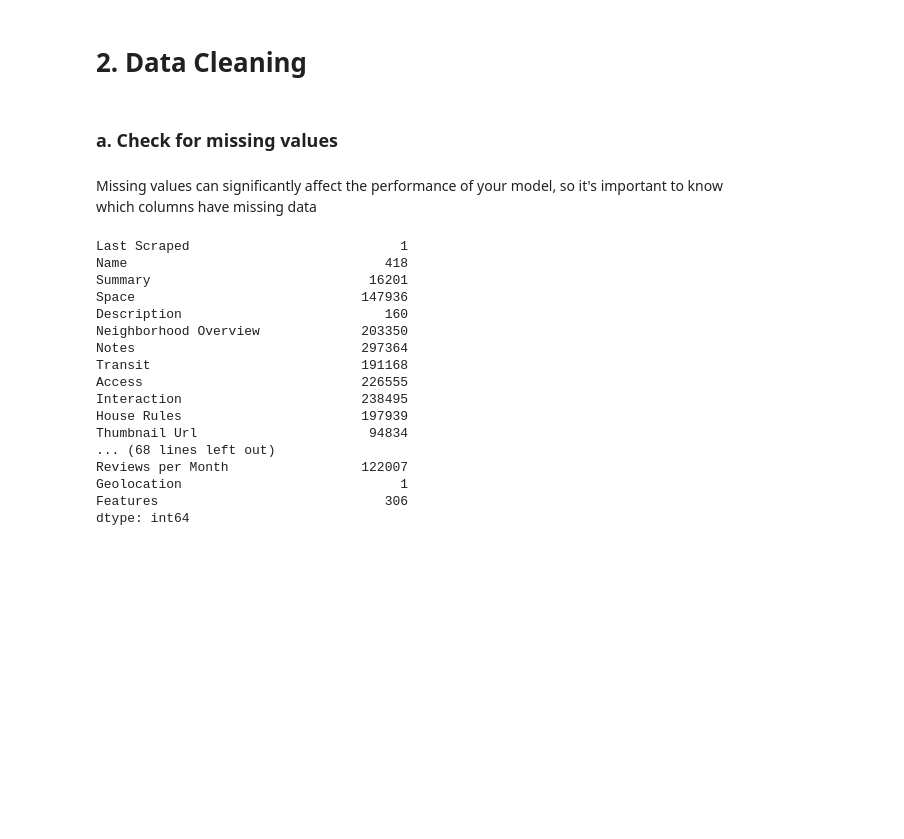
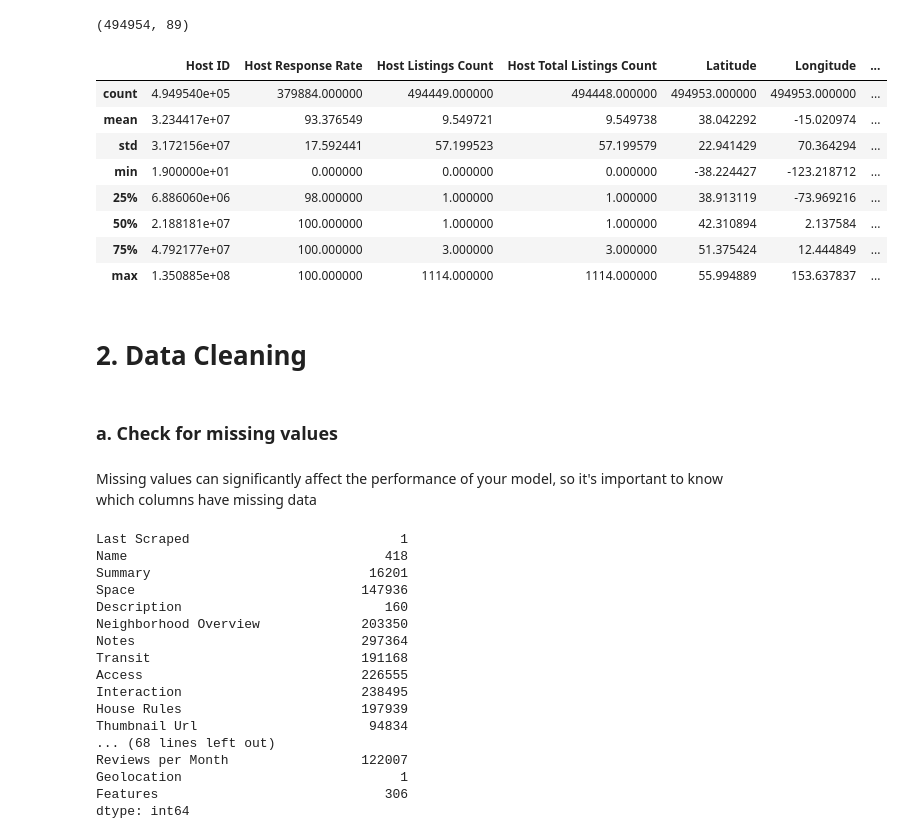
Before and after one commit to deerings/Capstone, a Jupyter notebook: Capstone Code.ipynb, the cells around one changed output. Cells and saved outputs as stored; diff of their text form; code cells hidden in the pictures; blank space fills up the shorter version.

```diff
--- a/Capstone Code.ipynb
+++ b/Capstone Code.ipynb
@@ -1,3 +40,19 @@
+# %%
+df.shape
+# %% [output]
+(494954, 89)
+# %%
+df.describe()
+# %% [output]
+|  | Host ID | Host Response Rate | Host Listings Count | Host Total Listings Count | Latitude | Longitude | ... |
+| count | 4.949540e+05 | 379884.000000 | 494449.000000 | 494448.000000 | 494953.000000 | 494953.000000 | ... |
+| mean | 3.234417e+07 | 93.376549 | 9.549721 | 9.549738 | 38.042292 | -15.020974 | ... |
+| std | 3.172156e+07 | 17.592441 | 57.199523 | 57.199579 | 22.941429 | 70.364294 | ... |
+| min | 1.900000e+01 | 0.000000 | 0.000000 | 0.000000 | -38.224427 | -123.218712 | ... |
+| 25% | 6.886060e+06 | 98.000000 | 1.000000 | 1.000000 | 38.913119 | -73.969216 | ... |
+| 50% | 2.188181e+07 | 100.000000 | 1.000000 | 1.000000 | 42.310894 | 2.137584 | ... |
+| 75% | 4.792177e+07 | 100.000000 | 3.000000 | 3.000000 | 51.375424 | 12.444849 | ... |
+| max | 1.350885e+08 | 100.000000 | 1114.000000 | 1114.000000 | 55.994889 | 153.637837 | ... |
 # %% [markdown]
 # 2. Data Cleaning
 # %% [markdown]
```
Also changed, not shown: parts of 11 cells of this notebook.
